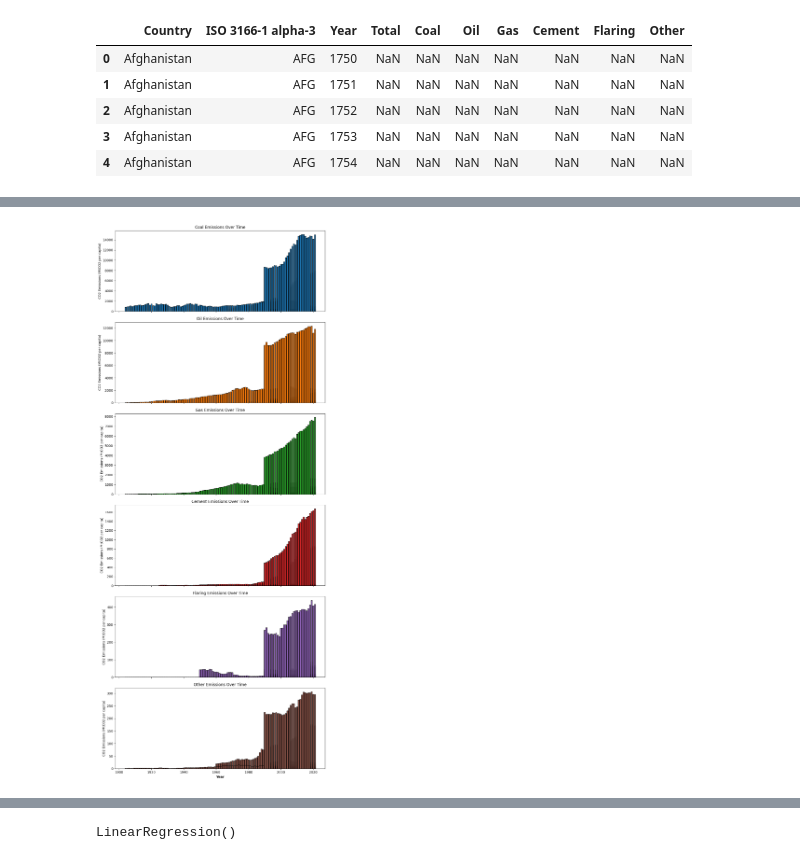
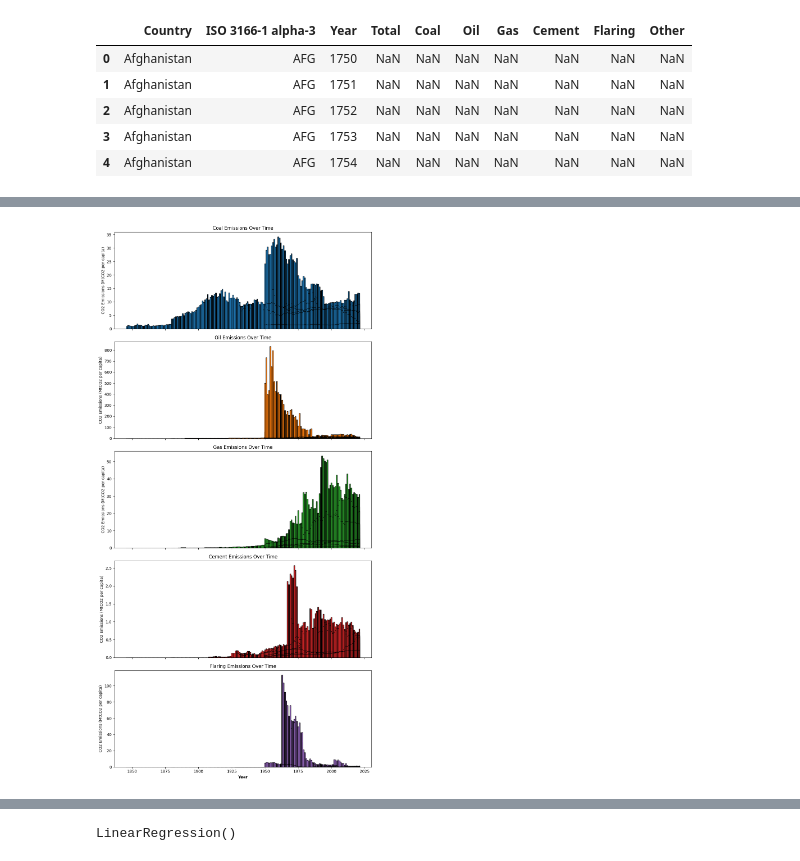
Before and after one commit to LUJHNA/ExamBI, a Jupyter notebook: Exam Project.ipynb, the cells around one changed output, grey strips where cells are left out. Cells and saved outputs as stored; diff of their text form; code cells hidden in the pictures.

```diff
--- a/Exam Project.ipynb
+++ b/Exam Project.ipynb
@@ -162,6 +165,8 @@ co2pc_df.head()
 | 2 | Afghanistan | AFG | 1752 | NaN | NaN | NaN | NaN | NaN | NaN | NaN |
 | 3 | Afghanistan | AFG | 1753 | NaN | NaN | NaN | NaN | NaN | NaN | NaN |
 | 4 | Afghanistan | AFG | 1754 | NaN | NaN | NaN | NaN | NaN | NaN | NaN |
+# %%
+co2pc_df.drop(['Other'], axis=1, inplace=True)
 # %%
 # Drop rows with missing values
-co2pc_df = co2mt_df.dropna()
+co2pc_df = co2pc_df.dropna()
@@ -250,21 +266,21 @@ plt.show()
 # %%
 # List of fuel types
-fuel_types = ['Coal', 'Oil', 'Gas', 'Cement', 'Flaring', 'Other']
+fuel_types = ['Coal', 'Oil', 'Gas', 'Cement', 'Flaring']
 
 # Create subplots
 fig, axes = plt.subplots(nrows=len(fuel_types), ncols=1, figsize=(10, 4 * len(fuel_types)), sharex=True)
 
 # Plot individual bar charts for each fuel type
 for i, fuel_type in enumerate(fuel_types):
     axes[i].bar(co2pc_df['Year'], co2pc_df[fuel_type], color='C{}'.format(i), edgecolor='black')
     axes[i].set_ylabel('CO2 Emissions (MtCO2 per capita)')
     axes[i].set_title('{} Emissions Over Time'.format(fuel_type))
 
 # Set common xlabel
 plt.xlabel('Year', fontweight='bold')
 
 plt.tight_layout()
 plt.show()
 # %% [output]
-[figure, old version]
+[figure, new version]
 # %%
```
Also changed, not shown: parts of 45 cells of this notebook, 5 other files.
